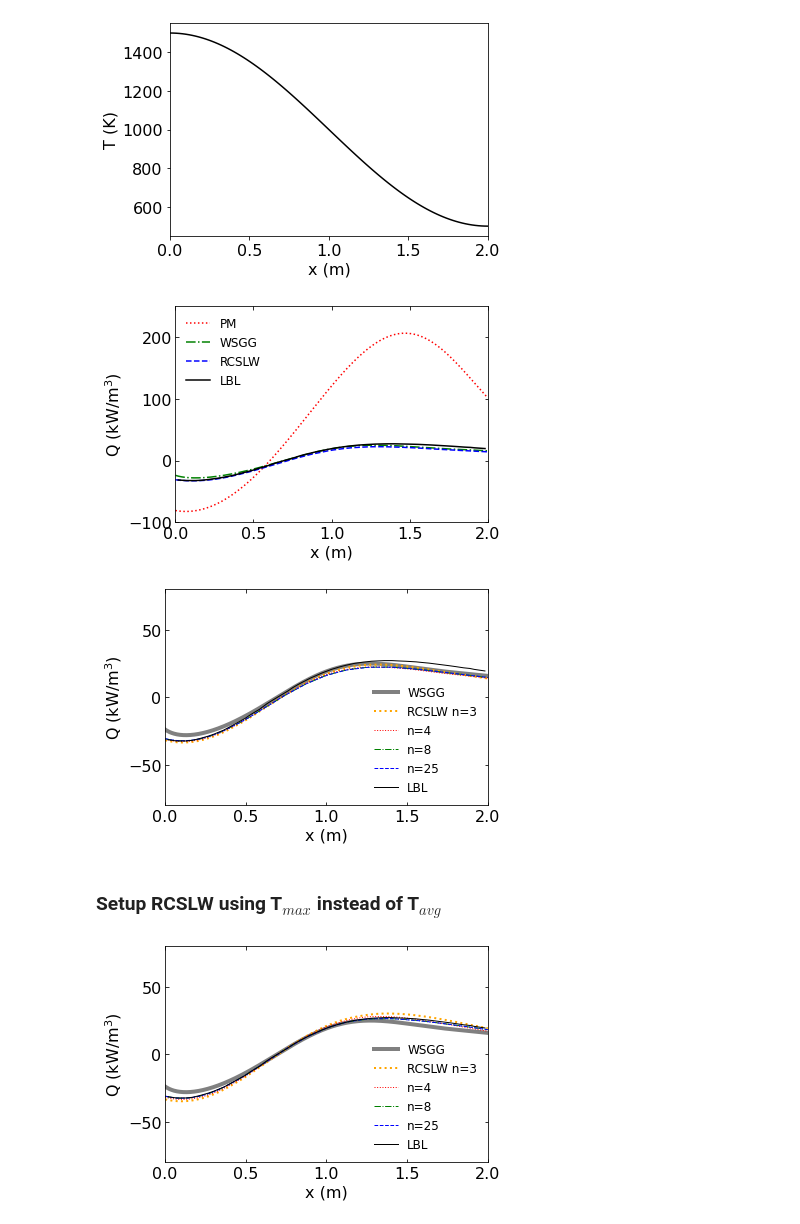
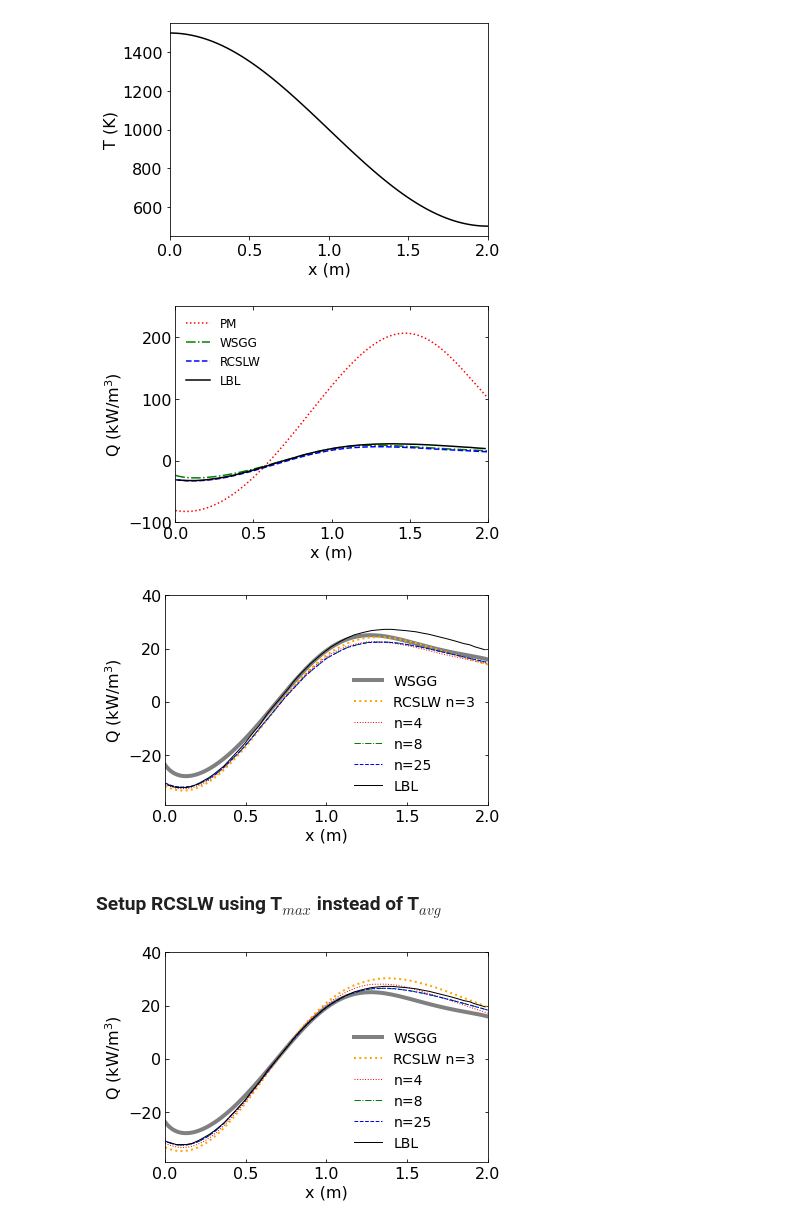
Before and after one commit to BYUignite/radlib, a Jupyter notebook: examples/python/run_and_plot_examples.ipynb, the cells around one changed output. Cells and saved outputs as stored; diff of their text form; code cells hidden in the pictures.

```diff
--- a/examples/python/run_and_plot_examples.ipynb
+++ b/examples/python/run_and_plot_examples.ipynb
@@ -186,9 +187,9 @@ ax[1].set_ylabel(r'$y_{H2O}$');
 [figure]
 # %%
 with _hide_print():
-    xQ, Qpm    = ex_3('planckmean')
-    xQ, Qwsgg  = ex_3('wsgg')
-    xQ, Qrcslw = ex_3('rcslw', 4)
+    xQ, Qpm    = ex_S3('planckmean')
+    xQ, Qwsgg  = ex_S3('wsgg')
+    xQ, Qrcslw = ex_S3('rcslw', 4)
 # %%
 #-------------- LBL data
 
@@ -236,9 +237,9 @@ ax.set_ylim([0,3000]);
 [figure]
 # %%
 with _hide_print():
-    xQ, Qpm    = ex_4('planckmean')
-    xQ, Qwsgg  = ex_4('wsgg')
-    xQ, Qrcslw = ex_4('rcslw', 4)
+    xQ, Qpm    = ex_S4('planckmean')
+    xQ, Qwsgg  = ex_S4('wsgg')
+    xQ, Qrcslw = ex_S4('rcslw', 4)
 # %%
 #-------------- LBL data
 
@@ -307,16 +308,16 @@ ax.set_xlim([0,L]);
 [figure]
 # %%
 with _hide_print():
-    xQ, QPM   = ex_5('planckmean')
-    xQ, QWSGG = ex_5('wsgg')
-    xQ, Q3    = ex_5('rcslw', 3)
-    xQ, Q4    = ex_5('rcslw', 4)
-    xQ, Q8    = ex_5('rcslw', 8)
-    xQ, Q25   = ex_5('rcslw', 25)
+    xQ, QPM   = ex_S5('planckmean')
+    xQ, QWSGG = ex_S5('wsgg')
+    xQ, Q3    = ex_S5('rcslw', 3)
+    xQ, Q4    = ex_S5('rcslw', 4)
+    xQ, Q8    = ex_S5('rcslw', 8)
+    xQ, Q25   = ex_S5('rcslw', 25)
 # %%
 #-------------- LBL data
 
-lbl  = np.loadtxt('LBLdata/ex_5_LBL.dat')
+lbl  = np.loadtxt('LBLdata/ex_S5_LBL.dat')
 
 #-------------- PLOT BOILERPLATE
 
@@ -336,7 +337,7 @@ ax.set_xlabel(r'x (m)')
 ax.set_ylabel(r'Q (kW/m$^3$)')
 ax.set_xlim([0,2])
 ax.set_ylim([-100,250]);
-plt.savefig('ex_5a.pdf');
+plt.savefig('ex_S5a.pdf');
 
 #-------------- PLOT BOILERPLATE
 
@@ -353,50 +354,50 @@ ax.plot(xQ, Q8/1000,  'g-.', linewidth=1)
 ax.plot(xQ, Q25/1000, 'b--',  linewidth=1)
 ax.plot(lbl[:,0],   lbl[:,1],   'k-', linewidth=1)
 
-ax.legend(['WSGG', 'RCSLW n=3', 'n=4', 'n=8', 'n=25', 'LBL'], frameon=False, fontsize=12)
+ax.legend(['WSGG', 'RCSLW n=3', 'n=4', 'n=8', 'n=25', 'LBL'], frameon=False, fontsize=14)
 ax.set_xlabel(r'x (m)')
 ax.set_ylabel(r'Q (kW/m$^3$)')
 ax.set_xlim([0,2])
-ax.set_ylim([-80,80]);
-plt.savefig('ex_5b.pdf');
+ax.set_ylim([-39,40]);
+plt.savefig('ex_S5b.pdf');
 # %% [output]
 [figure]
-[figure, old version]
+[figure, new version]
 # %% [markdown]
 ### Setup RCSLW using T$_{max}$ instead of T$_{avg}$
 # %%
 with _hide_print():
     use_Tmax = True
-    xQ, QWSGG = ex_5('wsgg')
-    xQ, Q3    = ex_5('rcslw', 3,  use_Tmax)
-    xQ, Q4    = ex_5('rcslw', 4,  use_Tmax)
-    xQ, Q8    = ex_5('rcslw', 8,  use_Tmax)
-    xQ, Q25   = ex_5('rcslw', 25, use_Tmax)
+    xQ, QWSGG = ex_S5('wsgg')
+    xQ, Q3    = ex_S5('rcslw', 3,  use_Tmax)
+    xQ, Q4    = ex_S5('rcslw', 4,  use_Tmax)
+    xQ, Q8    = ex_S5('rcslw', 8,  use_Tmax)
+    xQ, Q25   = ex_S5('rcslw', 25, use_Tmax)
 # %%
 #-------------- LBL data
 
-lbl  = np.loadtxt('LBLdata/ex_5_LBL.dat')
+lbl  = np.loadtxt('LBLdata/ex_S5_LBL.dat')
 
 #-------------- PLOT BOILERPLATE
 
 fig, ax = plt.subplots()
 ax.tick_params(direction='in', top=True, right=True)
 plt.cla()
 
 #-------------- PLOT
 
 ax.plot(xQ, QWSGG/1000, '-',  color='gray', linewidth=4)
 ax.plot(xQ, Q3/1000,  ':',  color='orange', linewidth=2)
 ax.plot(xQ, Q4/1000,  'r:', linewidth=1)
 ax.plot(xQ, Q8/1000,  'g-.', linewidth=1)
 ax.plot(xQ, Q25/1000, 'b--',  linewidth=1)
 ax.plot(lbl[:,0],   lbl[:,1],   'k-', linewidth=1)
 
-ax.legend(['WSGG', 'RCSLW n=3', 'n=4', 'n=8', 'n=25', 'LBL'], frameon=False, fontsize=12)
+ax.legend(['WSGG', 'RCSLW n=3', 'n=4', 'n=8', 'n=25', 'LBL'], frameon=False, fontsize=14)
 ax.set_xlabel(r'x (m)')
 ax.set_ylabel(r'Q (kW/m$^3$)')
 ax.set_xlim([0,2])
-ax.set_ylim([-80,80]);
-plt.savefig('ex_5b.pdf');
+ax.set_ylim([-39,40]);
+plt.savefig('ex_S5c.pdf');
 # %% [output]
-[figure, old version]
+[figure, new version]
```
Also changed, not shown: parts of 18 cells of this notebook, 13 other files.
